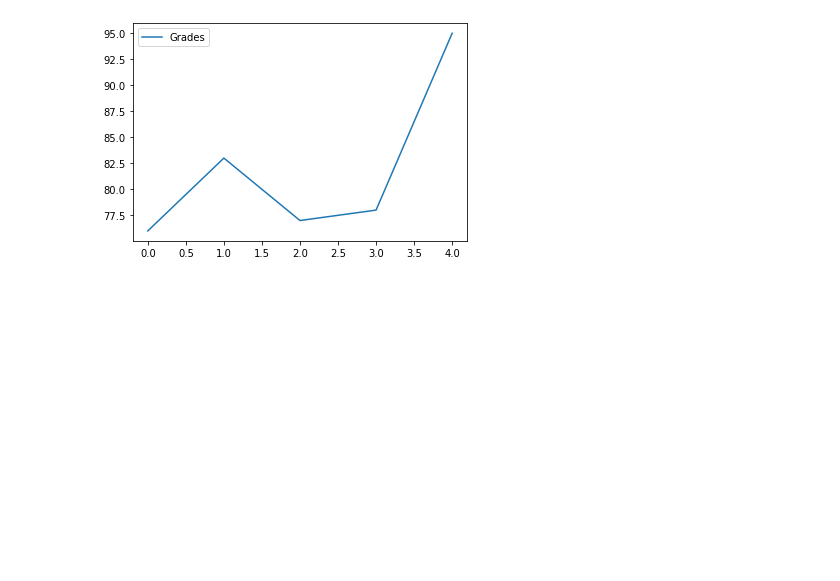
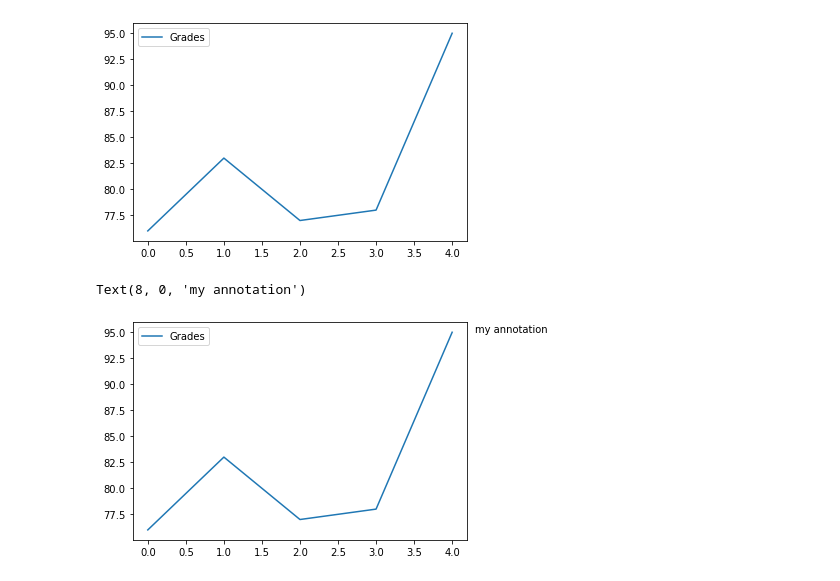
Before and after one commit to GTD2101-ACD-GA-EJ22/2-ADiagDatos, a Jupyter notebook: 2-VisDatos.ipynb, the cells around one changed output. Cells and saved outputs as stored; diff of their text form; code cells hidden in the pictures; blank space fills up the shorter version.

```diff
--- a/2-VisDatos.ipynb
+++ b/2-VisDatos.ipynb
@@ -166,3 +166,17 @@ df.plot()
 # %% [output]
 <AxesSubplot:>
 [figure]
+# %%
+import matplotlib.pyplot as plt
+
+df.plot()
+
+displayText = "my annotation"
+xloc = 1
+yloc = df['Grades'].max()
+xtext = 8
+ytext = 0
+plt.annotate(displayText, xy=(xloc, yloc), xytext=(xtext,ytext), xycoords=('axes fraction', 'data'), textcoords='offset points')
+# %% [output]
+Text(8, 0, 'my annotation')
+[figure, added]
```
Also changed, not shown: parts of 1 cell of this notebook.
